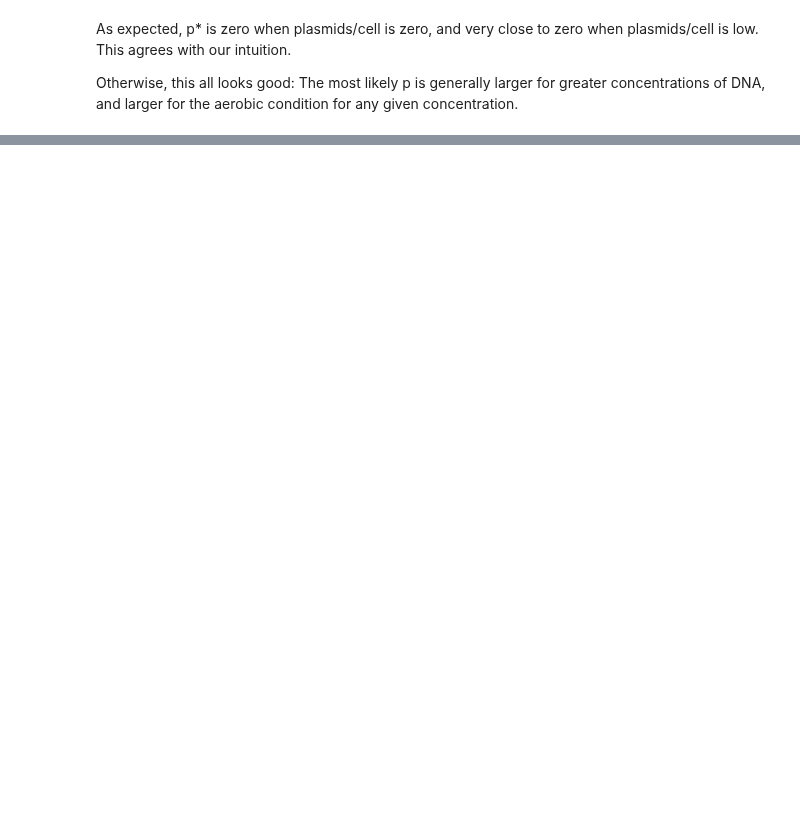
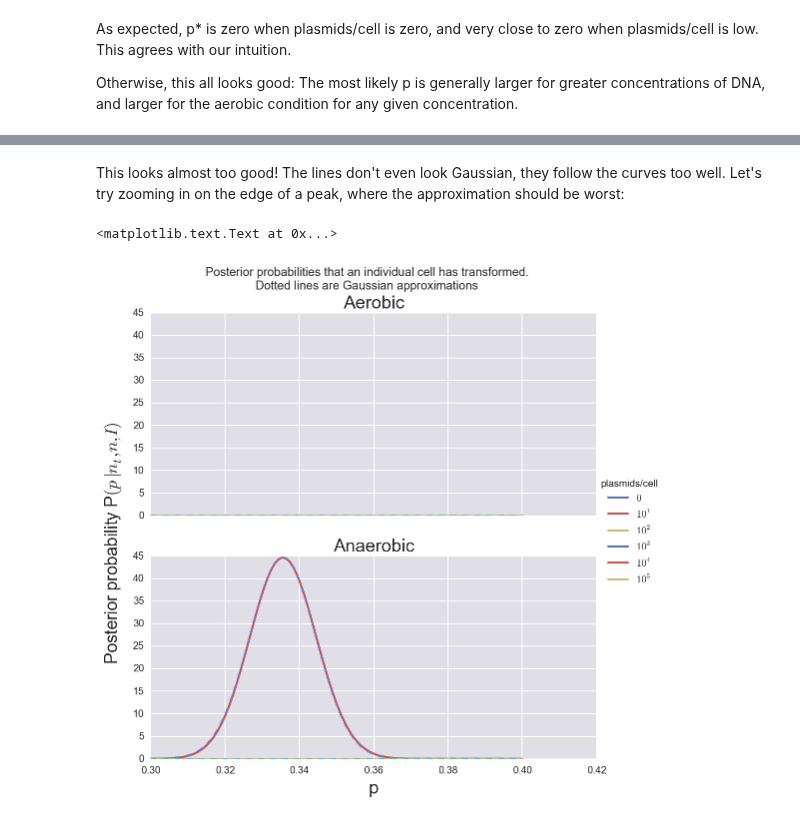
Before and after one commit to yangkky/BeBi-HW, a Jupyter notebook: hw3/group7_hw3_prob1.ipynb, the cells around one changed output, grey strips where cells are left out. Cells and saved outputs as stored; diff of their text form; code cells hidden in the pictures; blank space fills up the shorter version.

```diff
--- a/hw3/group7_hw3_prob1.ipynb
+++ b/hw3/group7_hw3_prob1.ipynb
@@ -388,0 +551,67 @@ Otherwise, this all looks good: The most likely p is generally larger for greate
+# %% [markdown]
+This looks almost too good! The lines don't even look Gaussian, they follow the curves too well. Let's try zooming in on the edge of a peak, where the approximation should be worst:
+# %%
+# Need to remake whole DataFrame again to get right range.
+posteriors = pd.DataFrame()
+for j in [0, 1e1, 1e2, 1e3, 1e4, 1e5]:
+    for aerobic in (True, False):
+        n_t, n = transformed_cells(df, aerobic, j)
+        p_star = n_t/n
+        variance = ((p_star**2)*((1-p_star)**2))/((n*(p_star**2))+n_t*(1-(2*p_star)))
+        if np.isnan(variance):
+            variance = 0.
+        standard_deviation = np.sqrt(variance)
+        maximum = np.exp(log_binomial_posterior(p_star, n_t, n))
+        if np.isnan(maximum):
+            maximum = 0
+
+        p_range = np.linspace(0.3,0.4,100)
+        posteriors_temp = pd.DataFrame([p_range])
+        posteriors_temp = posteriors_temp.transpose()
+        posteriors_temp.columns = ['p']
+        posteriors_temp['posterior'] = 0
+        posteriors_temp['plasmids/cell'] = j
+        if aerobic==True:
+            posteriors_temp['aerobic'] = True
+        else:
+            posteriors_temp['aerobic'] = False
+        #print(maximum*np.array(gaussian(list(p_range), p_star, standard_deviation)))
+        posteriors_temp['gaussian_approximation'] = maximum*np.array(gaussian(list(p_range), p_star, standard_deviation))
+
+        n_t, n = transformed_cells(df, aerobic, j)
+        for i, p in enumerate(posteriors_temp.p):
+#             posteriors_temp.loc[i,'n_t'] = n_t
+#             posteriors_temp.loc[i,'n'] = n
+            posteriors_temp.loc[i,'posterior'] = np.exp(log_binomial_posterior(p, n_t, n))
+        posteriors = posteriors.append(posteriors_temp, ignore_index=True)
+        #print(posteriors)
+
+# Create subplots (ax is array of axis objects)
+fig, ax = plt.subplots(nrows=2, ncols=1, figsize=(8, 8), sharex=True, sharey=True)
+
+linelist_aer = []
+for j in [0, 1e1, 1e2, 1e3, 1e4, 1e5]:
+    inds = ((posteriors['plasmids/cell']==j) & (posteriors['aerobic']==True))
+    linelist_aer += ax[0].plot(posteriors[inds]['p'],
+                 posteriors[inds]['posterior'])
+    _ = ax[0].plot(posteriors[inds]['p'],
+                 posteriors[inds]['gaussian_approximation'], linestyle='--')
+
+    inds = ((posteriors['plasmids/cell']==j) & (posteriors['aerobic']==False))
+    _ = ax[1].plot(posteriors[inds]['p'],
+                 posteriors[inds]['posterior'])
+    _ = ax[1].plot(posteriors[inds]['p'],
+                 posteriors[inds]['gaussian_approximation'], linestyle='--')
+
+
+plt.figlegend(linelist_aer, ['$0$', '$10^1$', '$10^2$', '$10^3$', '$10^4$', '$10^5$'], loc='right', title='plasmids/cell', borderaxespad=0.)
+ax[0].set_title('Aerobic')
+ax[1].set_title('Anaerobic')
+fig.suptitle('Posterior probabilities that an individual cell has transformed.\nDotted lines are Gaussian approximations', size='large')
+
+plt.xlabel('p')
+# Cannot use plt.ylabel, this only labels the bottom subplot
+fig.text(0.06, 0.5, 'Posterior probability P$(p\mid n_t, n, I)$', ha='center', va='center', rotation='vertical', size='xx-large')
+# %% [output]
+<matplotlib.text.Text at 0x...>
+[figure, added]
```
Also changed, not shown: parts of 19 cells of this notebook.
